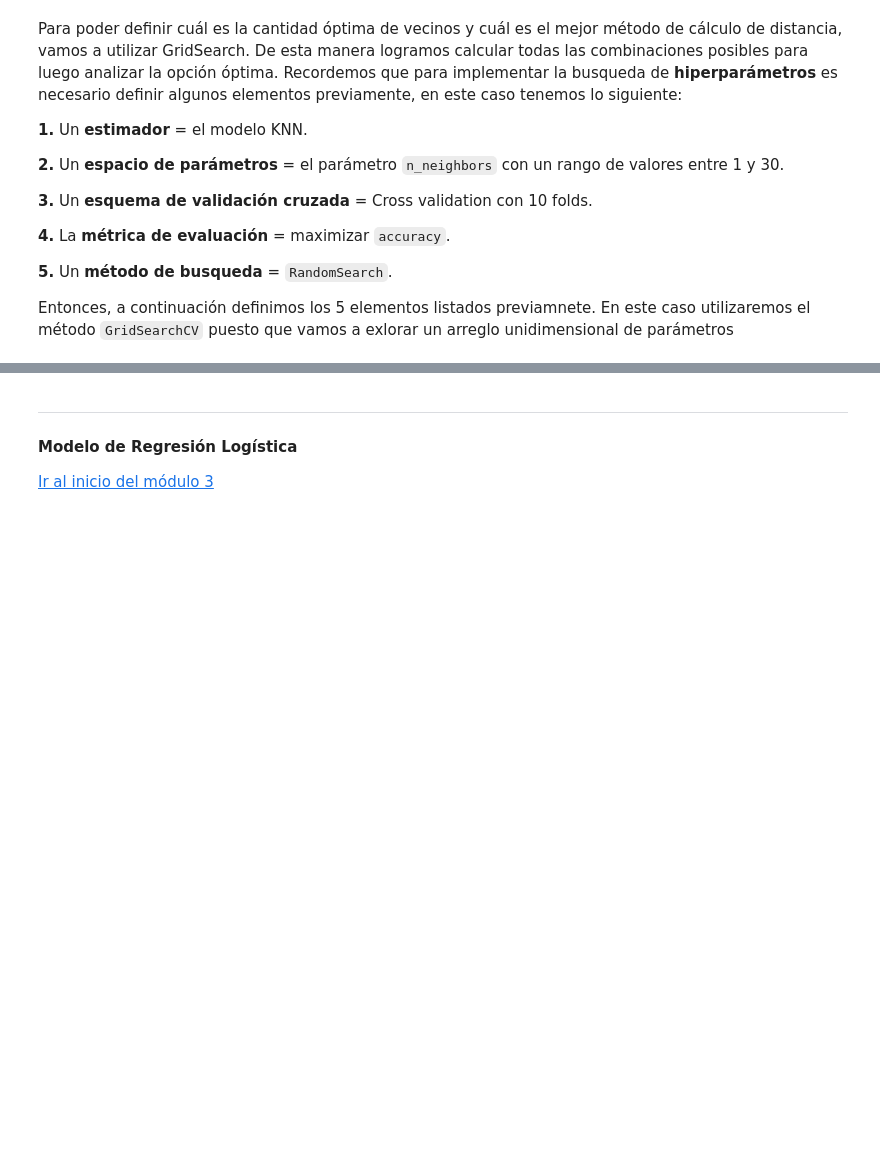
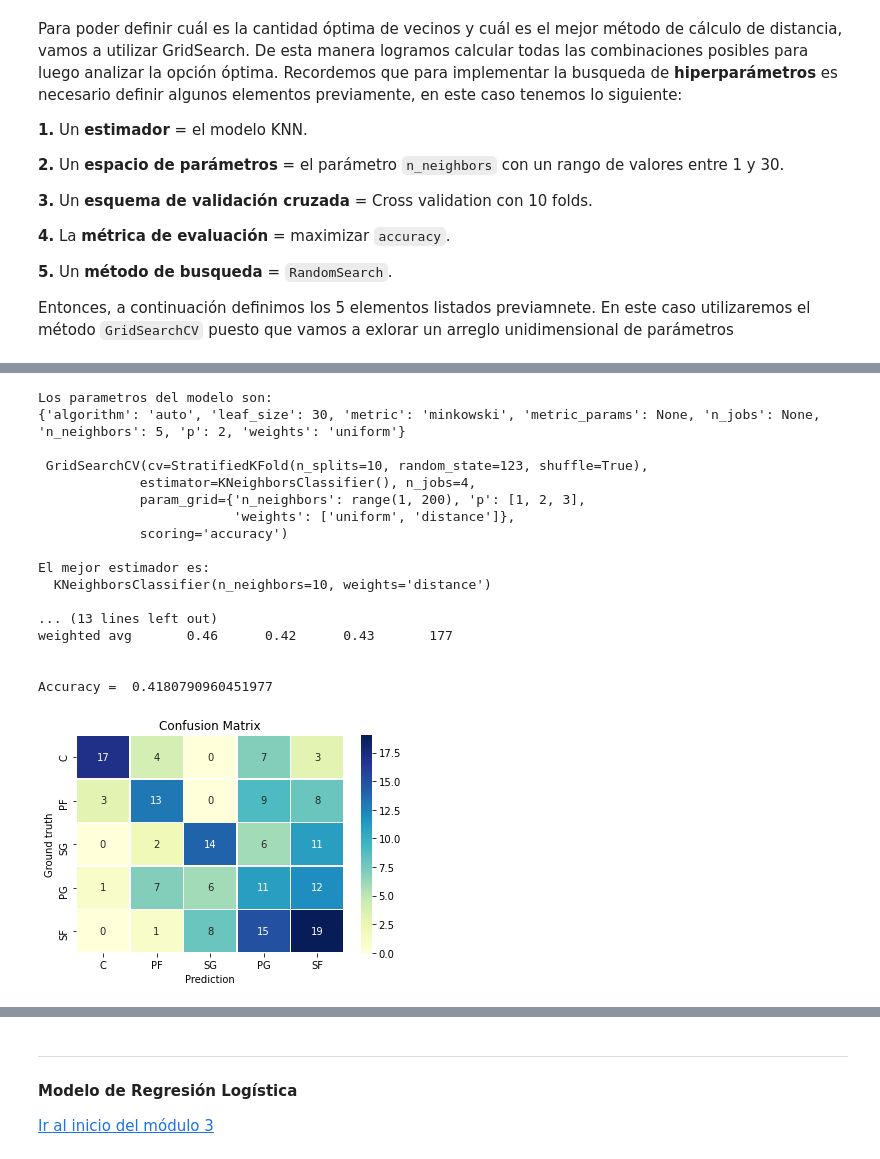
Before and after one commit to AlexandraBinder/Digital-House-Data-Science-TP3, a Jupyter notebook: Desafio_03.ipynb, the cells around one changed output, grey strips where cells are left out. Cells and saved outputs as stored; diff of their text form; code cells hidden in the pictures; blank space fills up the shorter version.

```diff
--- a/Desafio_03.ipynb
+++ b/Desafio_03.ipynb
@@ -627,0 +614,22 @@ Accuracy =  0.1864406779661017
+# %%
+# COMBINACIÓN 2 - eliminando features con colinalidad (eliminamos intentos y valores porcentuales)
+knn_grid_cv(X_train_2_std, X_test_2_std, Y_train, Y_test, 2)
+# %% [output]
+Los parametros del modelo son:
+{'algorithm': 'auto', 'leaf_size': 30, 'metric': 'minkowski', 'metric_params': None, 'n_jobs': None, 'n_neighbors': 5, 'p': 2, 'weights': 'uniform'}
+
+ GridSearchCV(cv=StratifiedKFold(n_splits=10, random_state=123, shuffle=True),
+             estimator=KNeighborsClassifier(), n_jobs=4,
+             param_grid={'n_neighbors': range(1, 200), 'p': [1, 2, 3],
+                         'weights': ['uniform', 'distance']},
+             scoring='accuracy')
+
+El mejor estimador es:
+  KNeighborsClassifier(n_neighbors=10, weights='distance')
+
+... (13 lines left out)
+weighted avg       0.46      0.42      0.43       177
+
+
+Accuracy =  0.4180790960451977
+[figure, added]
```
Also changed, not shown: parts of 35 cells of this notebook.
